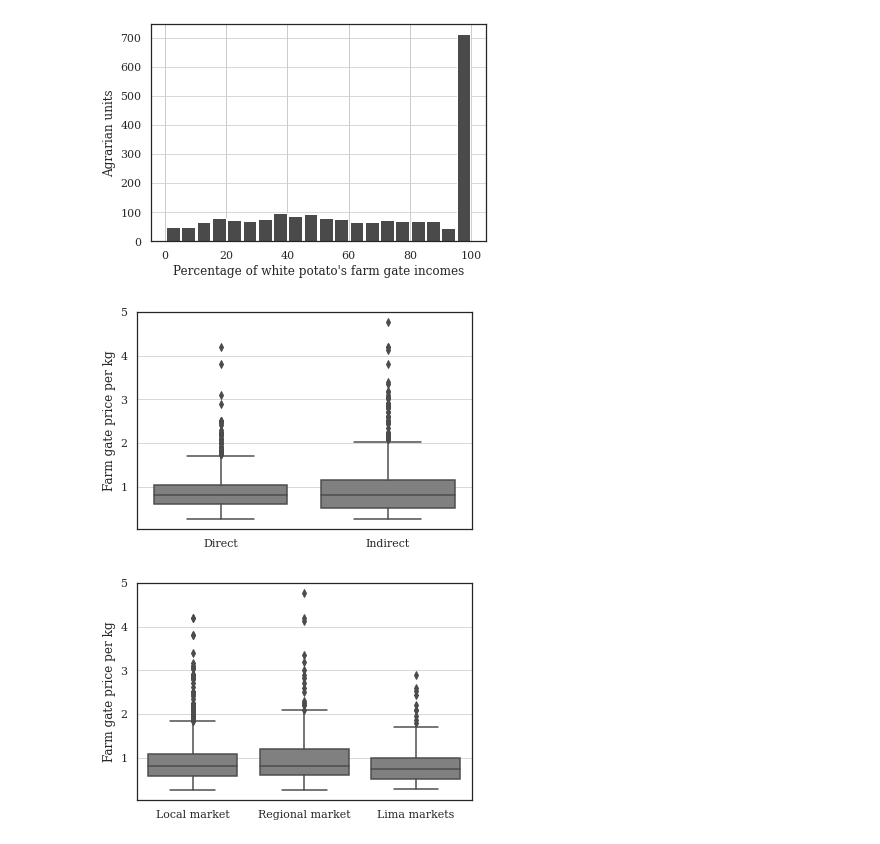
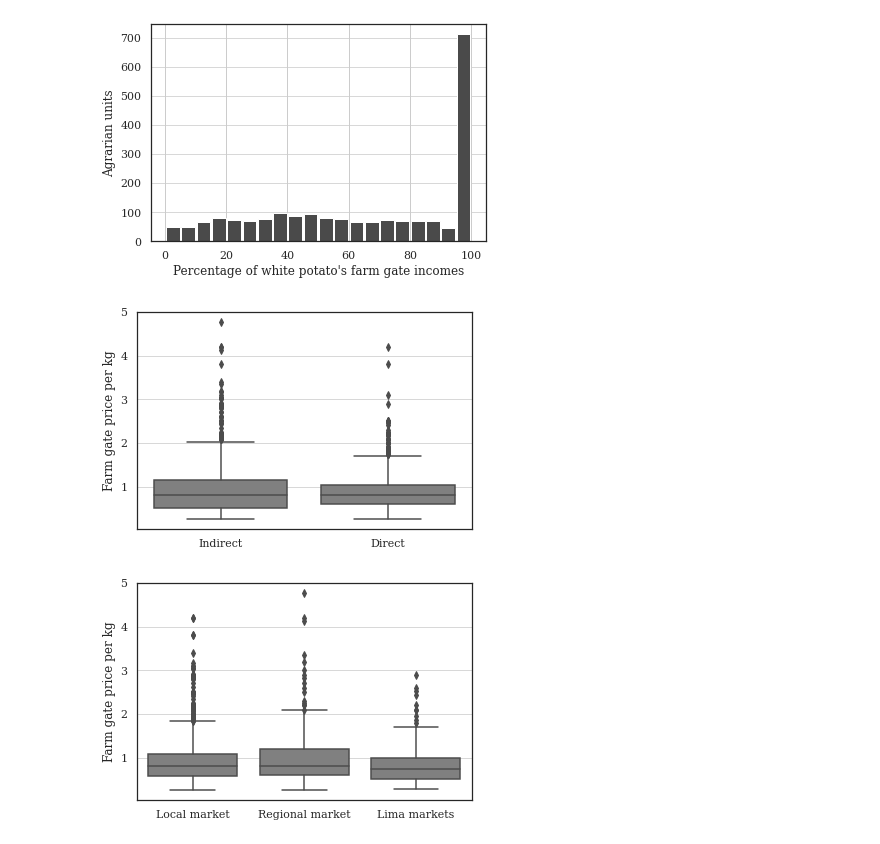
Before and after one commit to mariagnoriegag/ThesisOfPeruvianAgricultureFactors, a Jupyter notebook: 05DescriptiveAnalysisOfWhitePotatoModel02.ipynb, the cells around one changed output. Drawn from its saved outputs; the diff is of its cells as text; code cells hidden in the pictures.

```diff
--- a/05DescriptiveAnalysisOfWhitePotatoModel02.ipynb
+++ b/05DescriptiveAnalysisOfWhitePotatoModel02.ipynb
@@ -96,14 +96,14 @@ plotingPercentageHistogram("percentFarmGateIncomes", "Percentage of white potato
 df["simplifiedMarketChannelDirectednessString"] = df["simplifiedMarketChannelDirectedness"].map({1: "Indirect", 2: "Direct"})
 df["marketSizeString"] = df["marketSize"].map({1: "Local market", 2: "Regional market", 3: "Lima markets"})
 # %%
-def boxPlotMultiple(x, y, yName):
-    ax = sns.boxplot(x=x, y=y, data=df, color='.50')
+def boxPlotMultiple(x, y, yName, orderedList):
+    ax = sns.boxplot(x=x, y=y, data=df, color='.50', order=orderedList)
     plt.xlabel("")
     plt.ylabel(yName)
     plt.rcParams["font.family"] = "serif"
     plt.grid(axis='y', alpha=0.75)
 # %%
-boxPlotMultiple("simplifiedMarketChannelDirectednessString", "farmGatePricePerKg", "Farm gate price per kg")
+boxPlotMultiple("simplifiedMarketChannelDirectednessString", "farmGatePricePerKg", "Farm gate price per kg", ["Indirect", "Direct"])
 # %% [output]
-[figure, old version]
+[figure, new version]
 # %%
```
Also changed, not shown: parts of 5 cells of this notebook, 6 other files.
